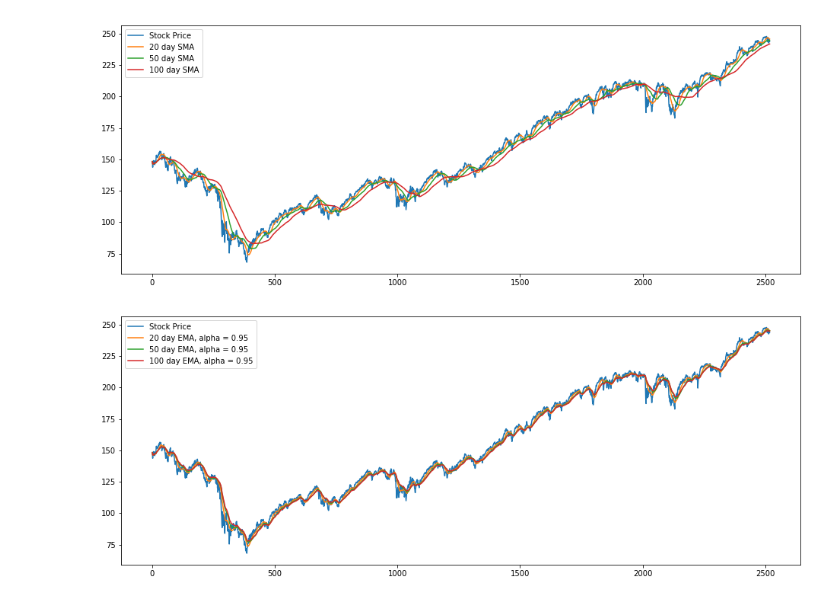
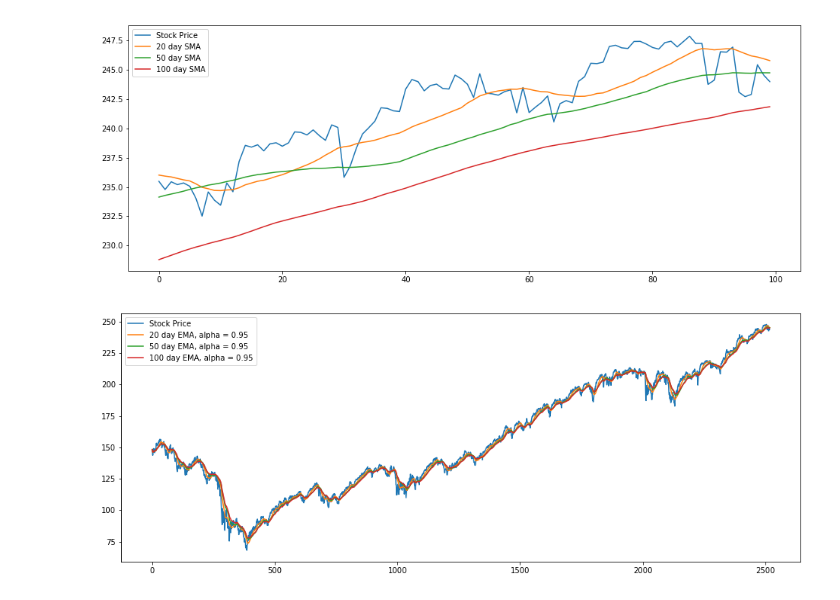
Before and after one commit to arnokha/stock_play, a Jupyter notebook: 18_MACD.ipynb, the cells around one changed output. Cells and saved outputs as stored; diff of their text form; code cells hidden in the pictures.

```diff
--- a/18_MACD.ipynb
+++ b/18_MACD.ipynb
@@ -46,14 +46,14 @@ assert(int(g[3]) == int((df['close'][0] + df['close'][1] + df['close'][2] + df['
 assert(int(g[4]) == int((df['close'][1] + df['close'][2] + df['close'][3] + df['close'][4]) / 4))
 # %%
 plt.figure(figsize=(16,6))
-plt.plot(close, label='Stock Price')
-plt.plot(sma_20, label='20 day SMA')
-plt.plot(sma_50, label='50 day SMA')
-plt.plot(sma_100, label='100 day SMA')
+plt.plot(close[-100:], label='Stock Price')
+plt.plot(sma_20[-100:], label='20 day SMA')
+plt.plot(sma_50[-100:], label='50 day SMA')
+plt.plot(sma_100[-100:], label='100 day SMA')
 plt.legend()
 plt.show()
 # %% [output]
-[figure, old version]
+[figure, new version]
 # %%
 def get_ema(df, period_length, alpha):
     """ Get the explonential moving average of a stock that's in a data frame. """
```
Also changed, not shown: parts of 16 cells of this notebook, 2 other files.
